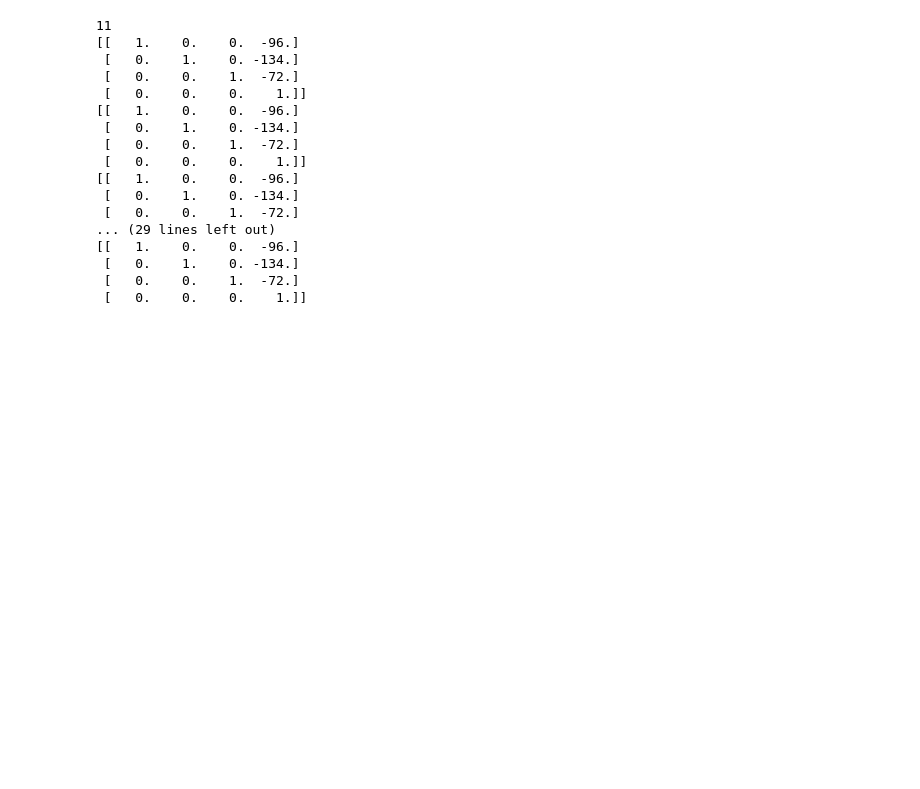
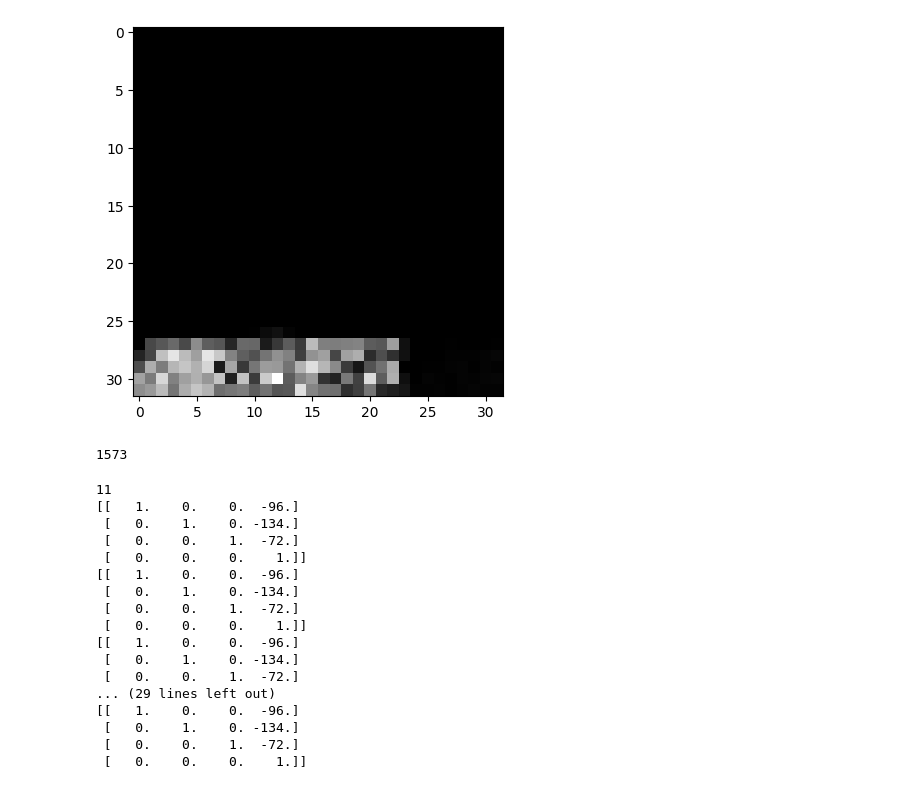
Before and after one commit to almalennartsson-dev/baby-ai-local, a Jupyter notebook: random.ipynb, the cells around one changed output. Cells and saved outputs as stored; diff of their text form; code cells hidden in the pictures; blank space fills up the shorter version.

```diff
--- a/random.ipynb
+++ b/random.ipynb
@@ -38,3 +43,14 @@ Train: 49, Val: 11, Test: 11
+# %%
+#plot 10 test_t2_LR patches here
+import matplotlib.pyplot as plt
+mid_slice = patch_size[2]//2
+plt.imshow(test_t2_LR[0][100][:,:,mid_slice], cmap='gray')
+plt.show()
+
+print(len(test_t2_LR[0]))
+# %% [output]
+[figure, added]
+1573
 # %%
 t2 = nib.load(t2_files[5])
 tem_dir = p.Path.home()/"nihpd_obj2_asym_nifti"
```
Also changed, not shown: parts of 14 cells of this notebook, 15 other files.
